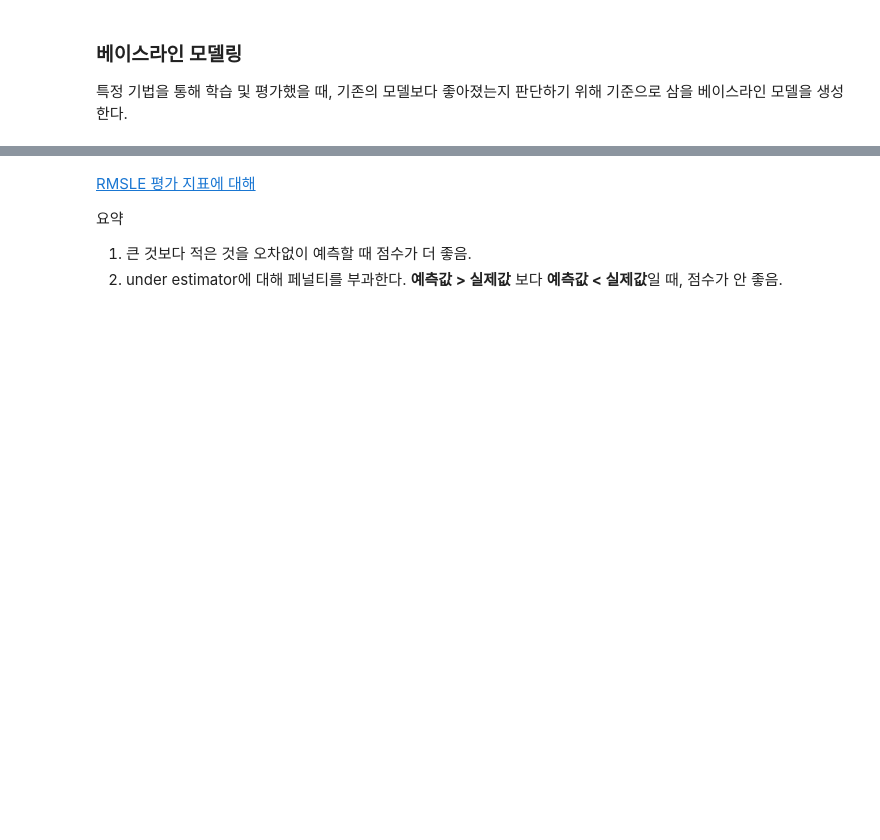
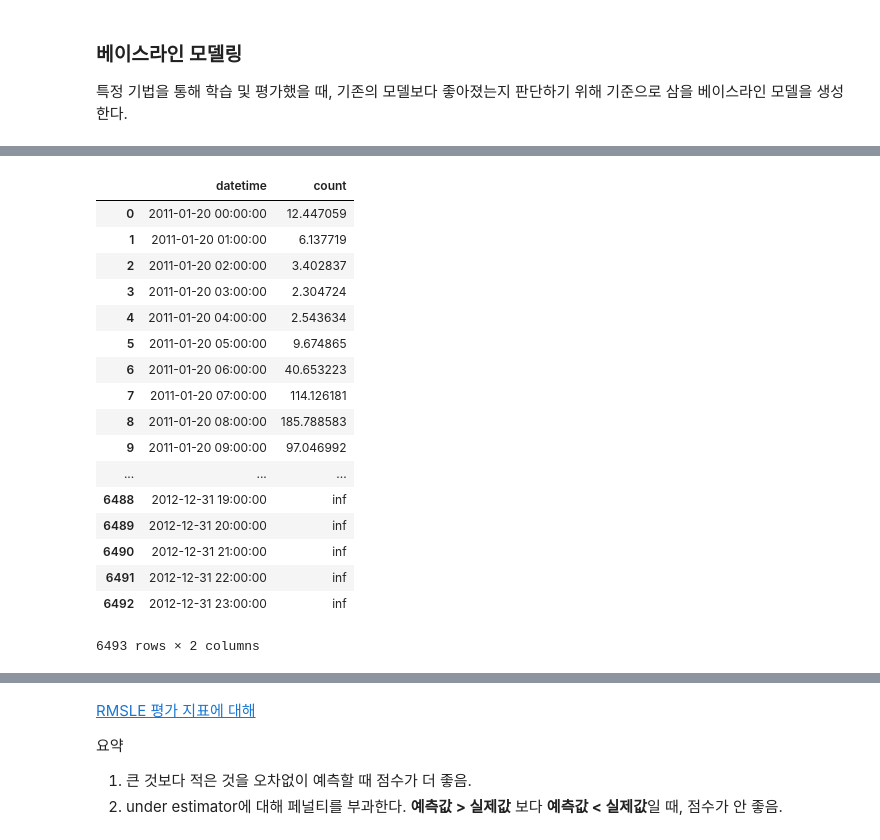
Before and after one commit to berrygayo/DeeplearningStudy, a Jupyter notebook: 고지혜/20211130_자전거수요예측_지혜발표_모세,가영,호섭에이은.ipynb, the cells around one changed output, grey strips where cells are left out. Drawn from its saved outputs; the diff is of its cells as text; code cells hidden in the pictures; blank space fills up the shorter version.

```diff
--- a/고지혜/20211130_자전거수요예측_지혜발표_모세,가영,호섭에이은.ipynb
+++ b/고지혜/20211130_자전거수요예측_지혜발표_모세,가영,호섭에이은.ipynb
@@ -133,8 +251,27 @@ cv_score(models)
 # %%
 # lr 모델 제출 결과 : => inf 값 나와서 실패.. 왜지...
 # rf 모델 제출 결과 : 0.52784  **
 # lgbm 모델 제출 결과 : 0.41477  **
 # gb 모델 제출 결과 : 0.66858
 # xgb 모델 제출 결과 : 0.52387  **
 
-submission(pipe_xgb)
+submission(pipe_lr)
+# %% [output]
+|  | datetime | count |
+| 0 | 2011-01-20 00:00:00 | 12.447059 |
+| 1 | 2011-01-20 01:00:00 | 6.137719 |
+| 2 | 2011-01-20 02:00:00 | 3.402837 |
+| 3 | 2011-01-20 03:00:00 | 2.304724 |
+| 4 | 2011-01-20 04:00:00 | 2.543634 |
+| 5 | 2011-01-20 05:00:00 | 9.674865 |
+| 6 | 2011-01-20 06:00:00 | 40.653223 |
+| 7 | 2011-01-20 07:00:00 | 114.126181 |
+| 8 | 2011-01-20 08:00:00 | 185.788583 |
+| 9 | 2011-01-20 09:00:00 | 97.046992 |
+| ... | ... | ... |
+| 6488 | 2012-12-31 19:00:00 | inf |
+| 6489 | 2012-12-31 20:00:00 | inf |
+| 6490 | 2012-12-31 21:00:00 | inf |
+| 6491 | 2012-12-31 22:00:00 | inf |
+| 6492 | 2012-12-31 23:00:00 | inf |
+6493 rows × 2 columns
```
Also changed, not shown: parts of 20 cells of this notebook, 8 other files.
